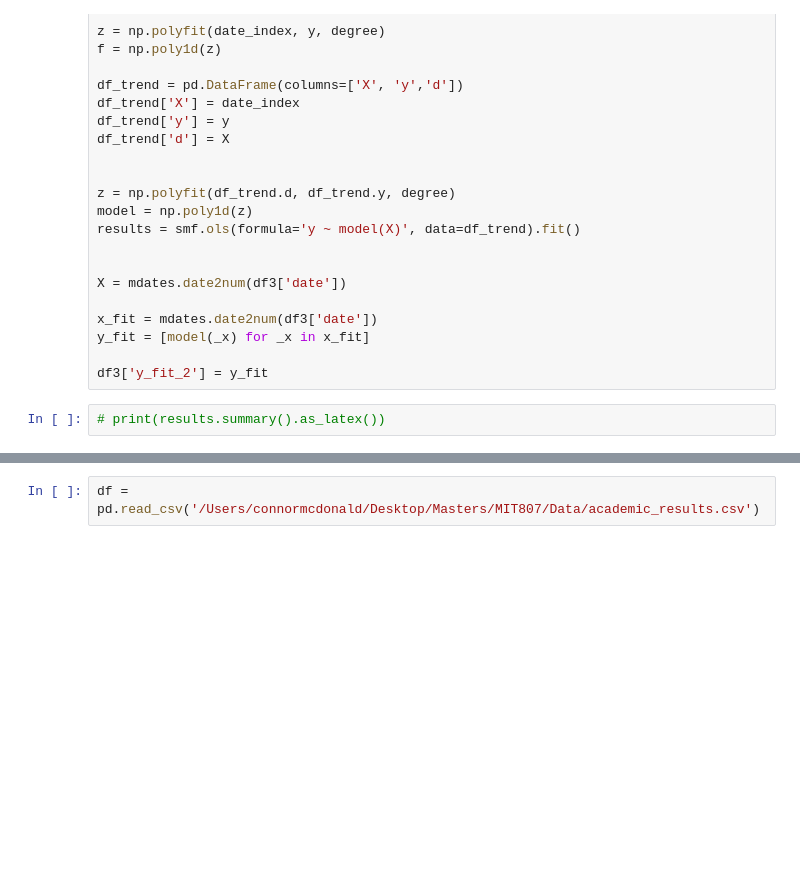
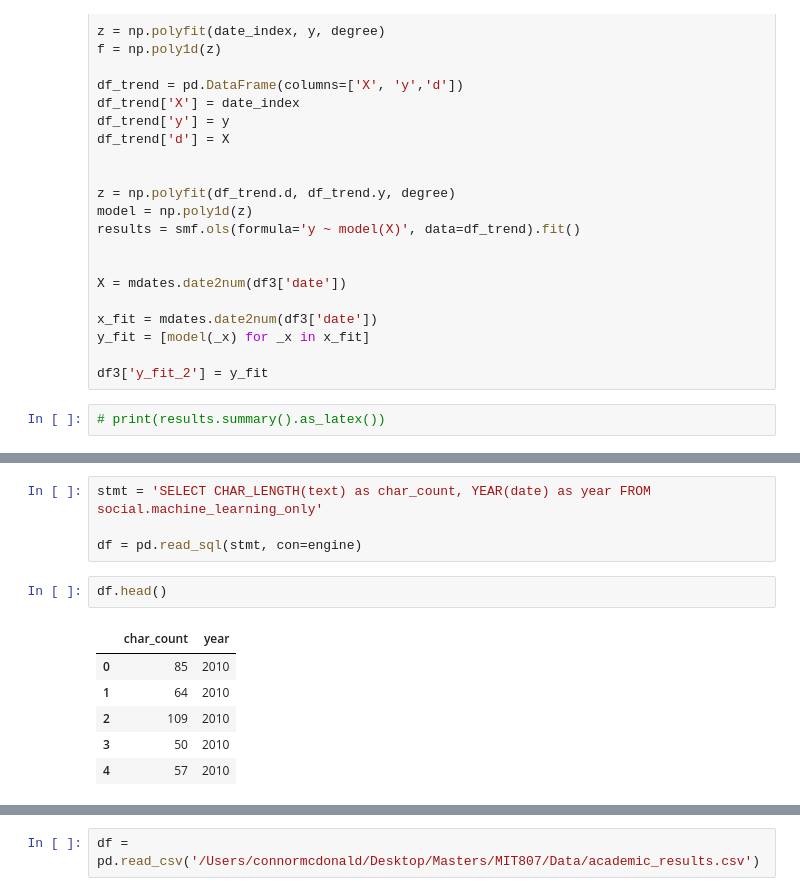
Before and after one commit to Connorrmcd6/Gartner-Hype-Cycle, a Jupyter notebook: Analysis/Notebooks/normalised_ML.ipynb, the cells around one changed output, grey strips where cells are left out. Cells and saved outputs as stored; diff of their text form; blank space fills up the shorter version.

```diff
--- a/Analysis/Notebooks/normalised_ML.ipynb
+++ b/Analysis/Notebooks/normalised_ML.ipynb
@@ -137,0 +256,13 @@ plt.close()
+# %%
+stmt = 'SELECT CHAR_LENGTH(text) as char_count, YEAR(date) as year FROM social.machine_learning_only'
+
+df = pd.read_sql(stmt, con=engine)
+# %%
+df.head()
+# %% [output]
+|  | char_count | year |
+| 0 | 85 | 2010 |
+| 1 | 64 | 2010 |
+| 2 | 109 | 2010 |
+| 3 | 50 | 2010 |
+| 4 | 57 | 2010 |
```
Also changed, not shown: parts of 10 cells of this notebook, 3 other files.
